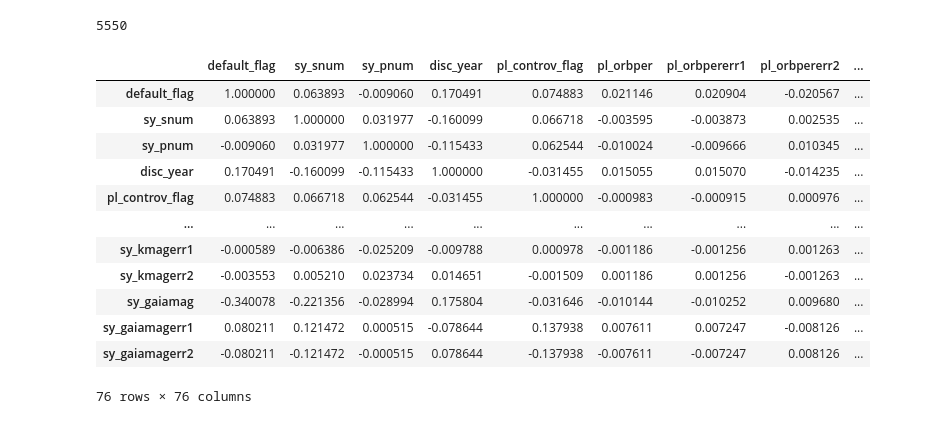
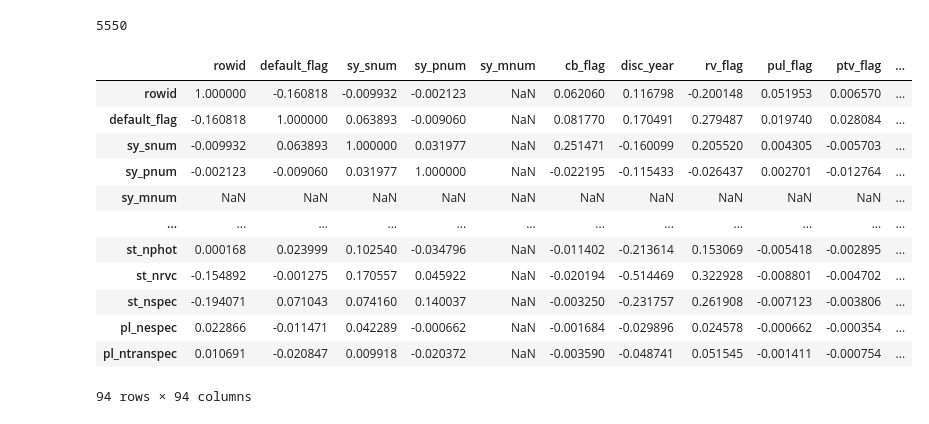
Before and after one commit to joncoe/exoplanet-discovery-CKS149, a Jupyter notebook: Exoplanet Study.ipynb, the cells around one changed output. Cells and saved outputs as stored; diff of their text form; code cells hidden in the pictures.

```diff
--- a/Exoplanet Study.ipynb
+++ b/Exoplanet Study.ipynb
@@ -12,5 +16,5 @@ import matplotlib.pyplot as plt
 # %%
 dataFile = "exoplanets-data-23-12-CONFIRMED.csv"
-exoplanets = pd.DataFrame(pd.read_csv(dataFile))
+exoplanets = pd.DataFrame(pd.read_csv(dataFile, low_memory=False))
 exoplanets
 # %% [output]
@@ -59,19 +63,19 @@ len(unique_planets_df.index)
 # %% [output]
 5550
 # %%
-correlations = unique_planets_df.corr()
+correlations = unique_planets_df.corr(numeric_only=True)
 correlations
 # %% [output]
-|  | default_flag | sy_snum | sy_pnum | disc_year | pl_controv_flag | pl_orbper | pl_orbpererr1 | pl_orbpererr2 | ... |
-| default_flag | 1.000000 | 0.063893 | -0.009060 | 0.170491 | 0.074883 | 0.021146 | 0.020904 | -0.020567 | ... |
-| sy_snum | 0.063893 | 1.000000 | 0.031977 | -0.160099 | 0.066718 | -0.003595 | -0.003873 | 0.002535 | ... |
-| sy_pnum | -0.009060 | 0.031977 | 1.000000 | -0.115433 | 0.062544 | -0.010024 | -0.009666 | 0.010345 | ... |
-| disc_year | 0.170491 | -0.160099 | -0.115433 | 1.000000 | -0.031455 | 0.015055 | 0.015070 | -0.014235 | ... |
-| pl_controv_flag | 0.074883 | 0.066718 | 0.062544 | -0.031455 | 1.000000 | -0.000983 | -0.000915 | 0.000976 | ... |
-| ... | ... | ... | ... | ... | ... | ... | ... | ... | ... |
-| sy_kmagerr1 | -0.000589 | -0.006386 | -0.025209 | -0.009788 | 0.000978 | -0.001186 | -0.001256 | 0.001263 | ... |
-| sy_kmagerr2 | -0.003553 | 0.005210 | 0.023734 | 0.014651 | -0.001509 | 0.001186 | 0.001256 | -0.001263 | ... |
-| sy_gaiamag | -0.340078 | -0.221356 | -0.028994 | 0.175804 | -0.031646 | -0.010144 | -0.010252 | 0.009680 | ... |
-| sy_gaiamagerr1 | 0.080211 | 0.121472 | 0.000515 | -0.078644 | 0.137938 | 0.007611 | 0.007247 | -0.008126 | ... |
-| sy_gaiamagerr2 | -0.080211 | -0.121472 | -0.000515 | 0.078644 | -0.137938 | -0.007611 | -0.007247 | 0.008126 | ... |
+|  | rowid | default_flag | sy_snum | sy_pnum | sy_mnum | cb_flag | disc_year | rv_flag | pul_flag | ptv_flag | ... |
+| rowid | 1.000000 | -0.160818 | -0.009932 | -0.002123 | NaN | 0.062060 | 0.116798 | -0.200148 | 0.051953 | 0.006570 | ... |
+| default_flag | -0.160818 | 1.000000 | 0.063893 | -0.009060 | NaN | 0.081770 | 0.170491 | 0.279487 | 0.019740 | 0.028084 | ... |
+| sy_snum | -0.009932 | 0.063893 | 1.000000 | 0.031977 | NaN | 0.251471 | -0.160099 | 0.205520 | 0.004305 | -0.005703 | ... |
+| sy_pnum | -0.002123 | -0.009060 | 0.031977 | 1.000000 | NaN | -0.022195 | -0.115433 | -0.026437 | 0.002701 | -0.012764 | ... |
+| sy_mnum | NaN | NaN | NaN | NaN | NaN | NaN | NaN | NaN | NaN | NaN | ... |
+| ... | ... | ... | ... | ... | ... | ... | ... | ... | ... | ... | ... |
+| st_nphot | 0.000168 | 0.023999 | 0.102540 | -0.034796 | NaN | -0.011402 | -0.213614 | 0.153069 | -0.005418 | -0.002895 | ... |
+| st_nrvc | -0.154892 | -0.001275 | 0.170557 | 0.045922 | NaN | -0.020194 | -0.514469 | 0.322928 | -0.008801 | -0.004702 | ... |
+| st_nspec | -0.194071 | 0.071043 | 0.074160 | 0.140037 | NaN | -0.003250 | -0.231757 | 0.261908 | -0.007123 | -0.003806 | ... |
+| pl_nespec | 0.022866 | -0.011471 | 0.042289 | -0.000662 | NaN | -0.001684 | -0.029896 | 0.024578 | -0.000662 | -0.000354 | ... |
+| pl_ntranspec | 0.010691 | -0.020847 | 0.009918 | -0.020372 | NaN | -0.003590 | -0.048741 | 0.051545 | -0.001411 | -0.000754 | ... |
-76 rows × 76 columns
+94 rows × 94 columns
```
Also changed, not shown: parts of 13 cells of this notebook, 5 other files.
